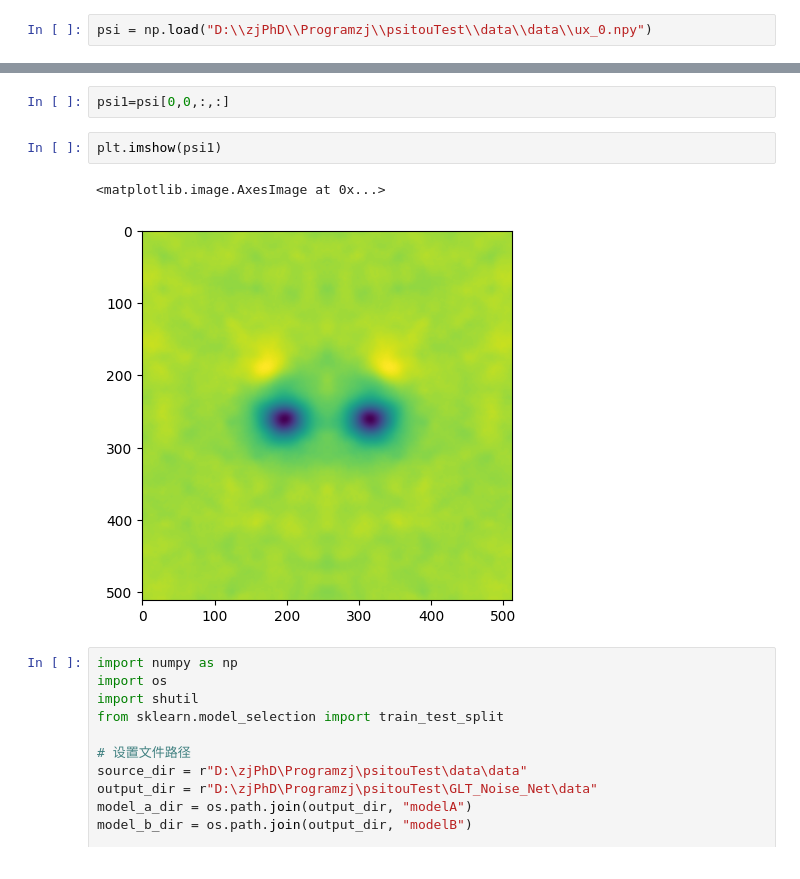
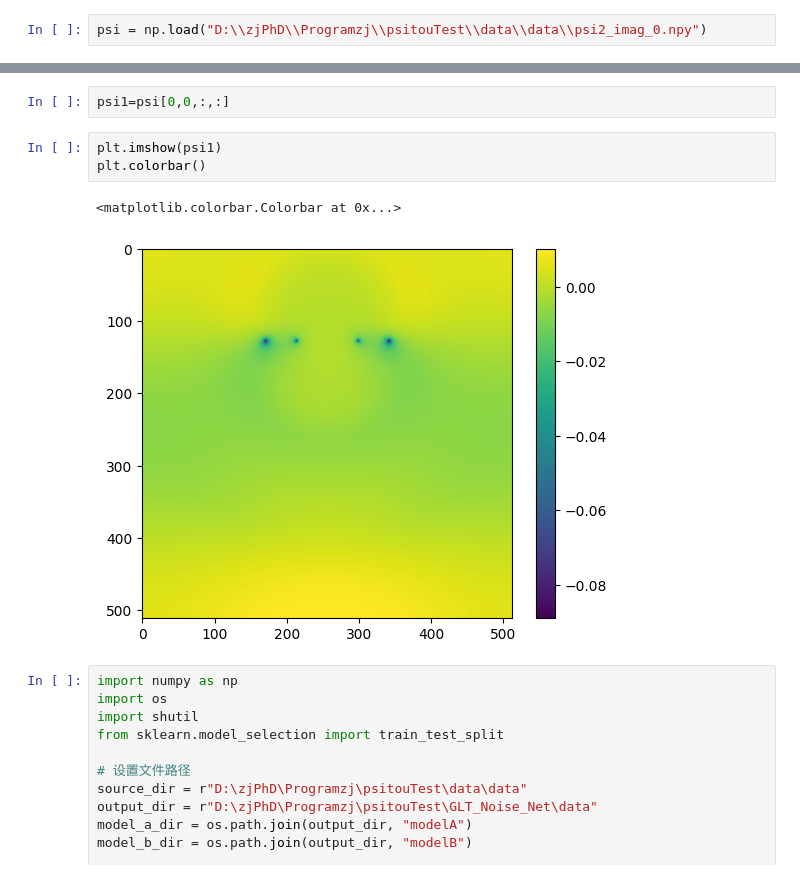
Before and after one commit to jackyvava/SR_waveFunction, a Jupyter notebook: code_1108.ipynb, the cells around one changed output, grey strips where cells are left out. Saved outputs shown, nothing was run; the diff lists cells and outputs as text.

```diff
--- a/code_1108.ipynb
+++ b/code_1108.ipynb
@@ -1,7 +1,7 @@
 # %%
 import numpy as np
 # %%
-psi = np.load("D:\\zjPhD\\Programzj\\psitouTest\\data\\data\\ux_0.npy")
+psi = np.load("D:\\zjPhD\\Programzj\\psitouTest\\data\\data\\psi2_imag_0.npy")
 # %%
 psi.shape
 # %% [output]
@@ -12,9 +12,10 @@ import matplotlib.pyplot as plt
 psi1=psi[0,0,:,:]
 # %%
 plt.imshow(psi1)
+plt.colorbar()
 # %% [output]
-<matplotlib.image.AxesImage at 0x...>
+<matplotlib.colorbar.Colorbar at 0x...>
-[figure, old version]
+[figure, new version]
 # %%
 import numpy as np
 import os
```
Also changed, not shown: 1 other file.
